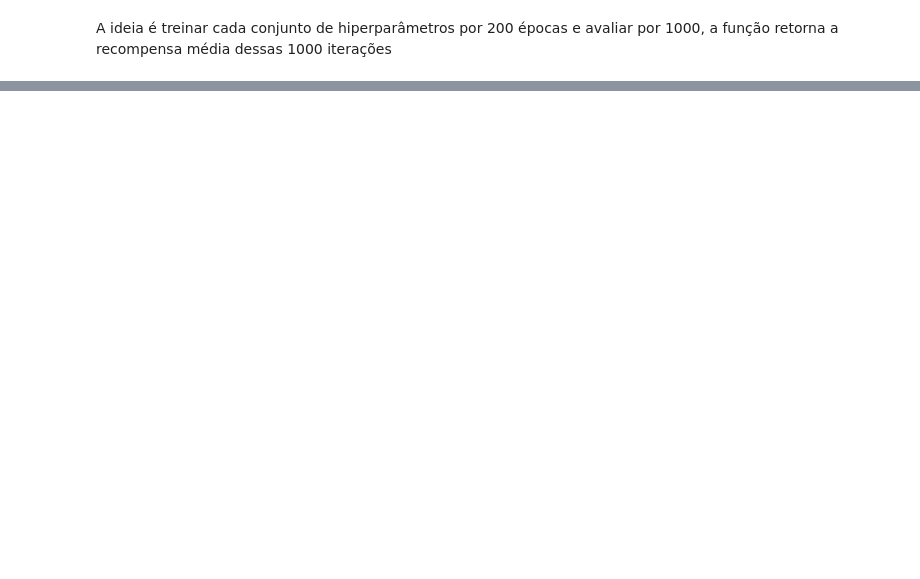
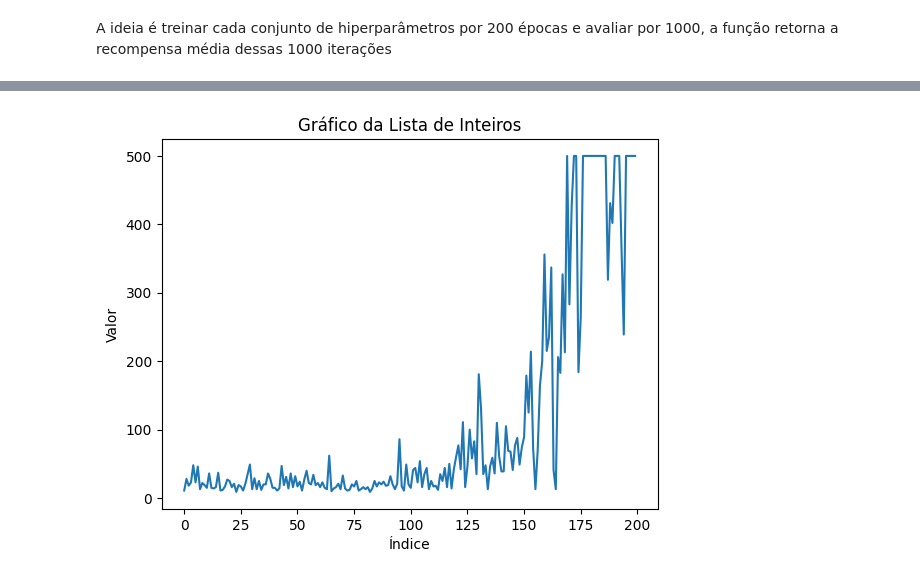
Before and after one commit to Ploita/Dissertacao, a Jupyter notebook: main.ipynb, the cells around one changed output, grey strips where cells are left out. Drawn from its saved outputs; the diff is of its cells as text; code cells hidden in the pictures; blank space fills up the shorter version.

```diff
--- a/main.ipynb
+++ b/main.ipynb
@@ -113,0 +116,14 @@ plt.show()
+# %%
+import pickle
+
+with open(r'C:\Users\Ploita\Documents\GitHub\Dissertacao\saved_agents\CartPole-v1\rewards.pkl', 'rb') as file:
+    lista_de_inteiros = pickle.load(file)
+
+# Plotando um gráfico simples
+plt.plot(lista_de_inteiros)
+plt.title('Gráfico da Lista de Inteiros')
+plt.xlabel('Índice')
+plt.ylabel('Valor')
+plt.show()
+# %% [output]
+[figure, added]
```
Also changed, not shown: parts of 9 cells of this notebook, 1 other file.
